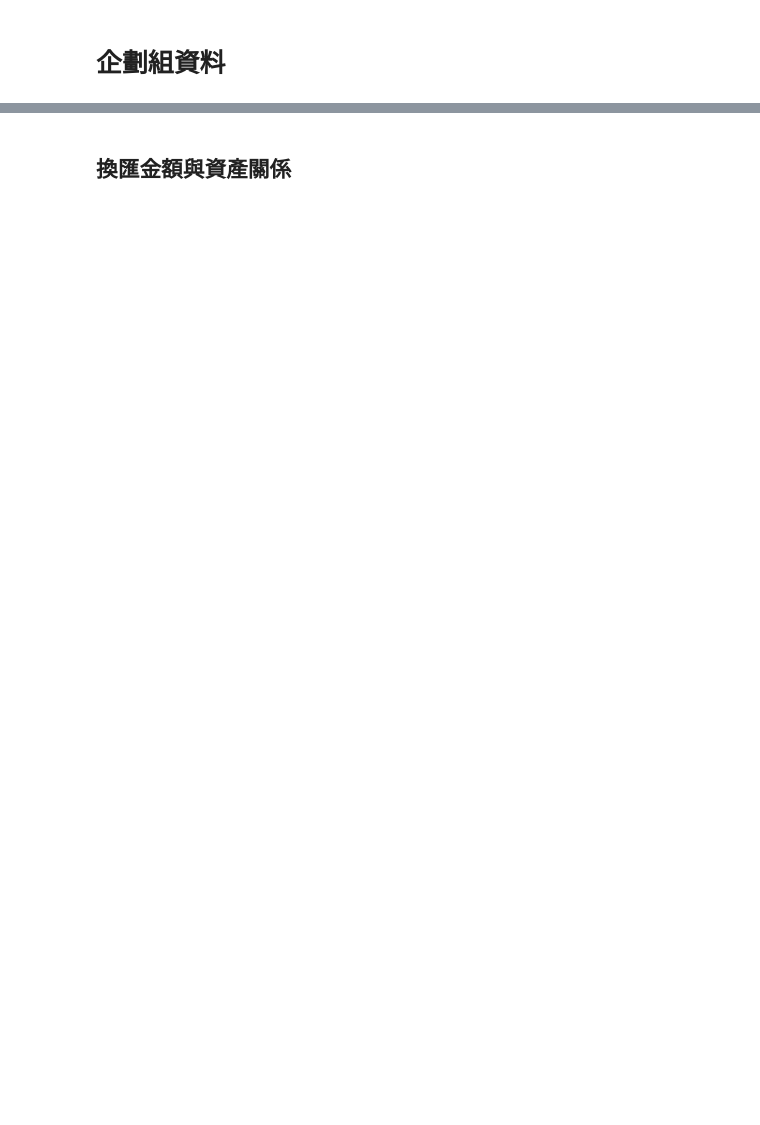
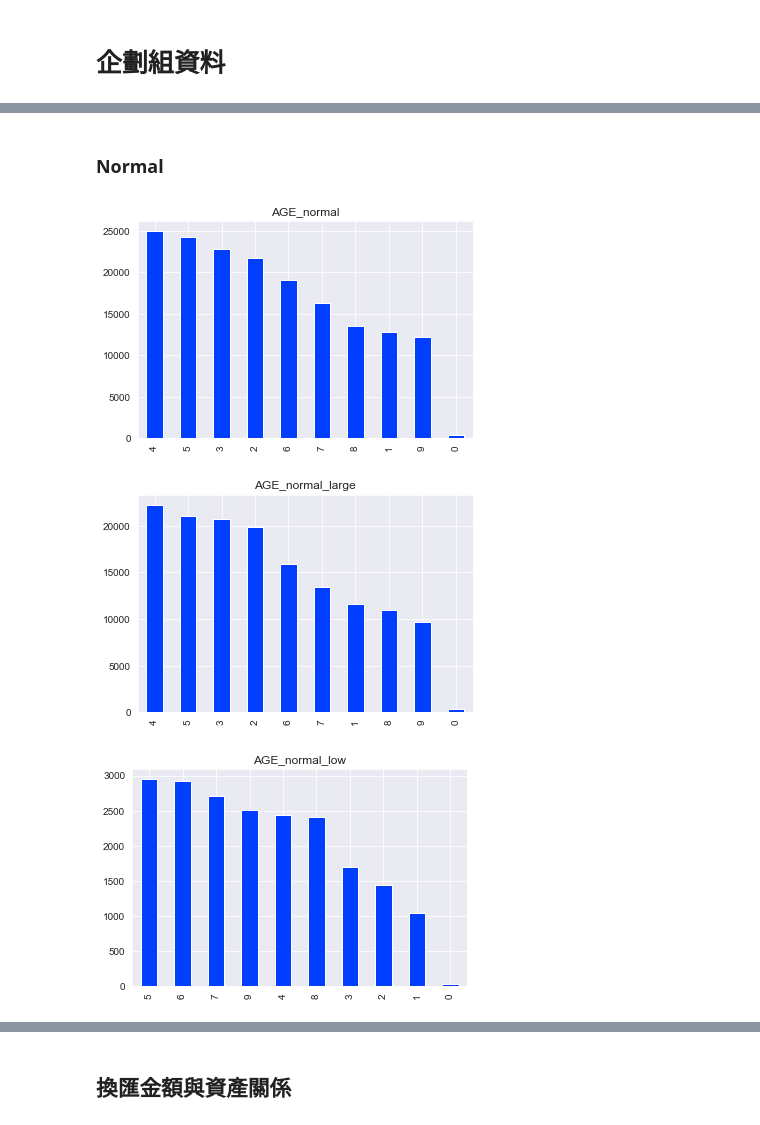
Before and after one commit to awwesomeman/data-analysis, a Jupyter notebook: EDA3.ipynb, the cells around one changed output, grey strips where cells are left out. Saved outputs shown, nothing was run; the diff lists cells and outputs as text; code cells hidden in the pictures; blank space fills up the shorter version.

```diff
--- a/EDA3.ipynb
+++ b/EDA3.ipynb
@@ -53,0 +113,20 @@ for i in ['I','J','K','L','M']:
+# %% [markdown]
+### Normal
+# %%
+# normal 每個 dataset 年齡人數
+
+ax = normal['AGE'].value_counts().plot.bar()
+ax.set_title('AGE_normal')
+plt.show()
+
+ax = normal_large['AGE'].value_counts().plot.bar()
+ax.set_title('AGE_normal_large')
+plt.show()
+
+ax = normal_low['AGE'].value_counts().plot.bar()
+ax.set_title('AGE_normal_low')
+plt.show()
+# %% [output]
+[figure, added]
+[figure, added]
+[figure, added]
```
Also changed, not shown: parts of 134 cells of this notebook.
